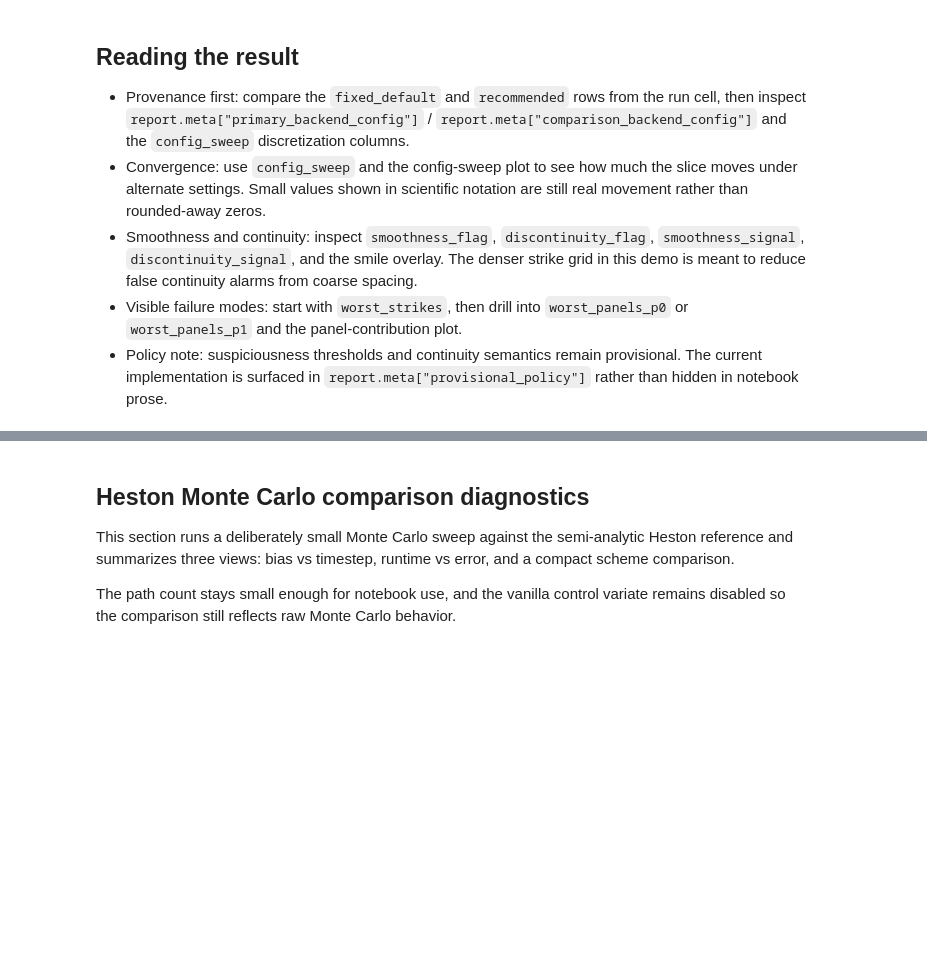
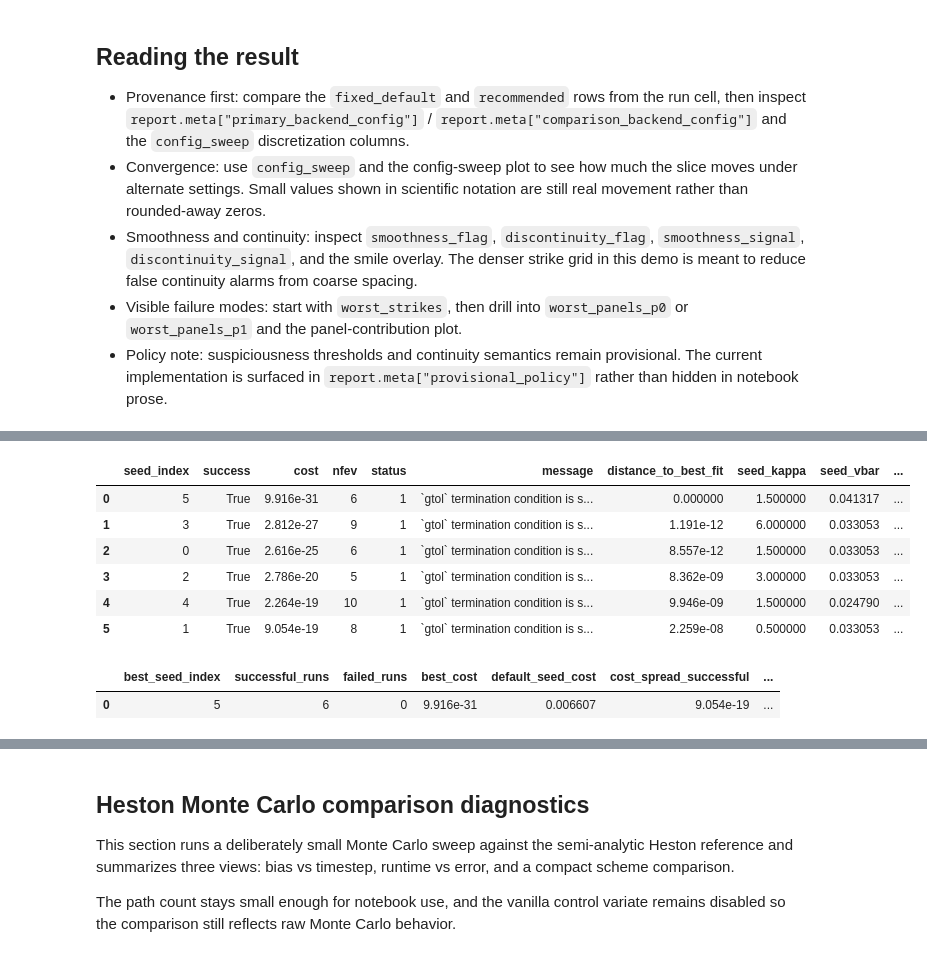
Before and after one commit to willemk-stack/option-pricing-library, a Jupyter notebook: demos/11_heston_diagnostics_review.ipynb, the cells around one changed output, grey strips where cells are left out. Saved outputs shown, nothing was run; the diff lists cells and outputs as text; code cells hidden in the pictures; blank space fills up the shorter version.

```diff
--- a/demos/11_heston_diagnostics_review.ipynb
+++ b/demos/11_heston_diagnostics_review.ipynb
@@ -313,0 +394,80 @@ fig
+# %%
+seed_sensitivity_result = calibrate_heston_multistart(
+    quotes=seed_quotes,
+    objective_type="vega_scaled_price",
+    bounds=seed_bounds,
+    quad_cfg=seed_quad_cfg,
+    max_seeds=6,
+    parameter_transform="bounded",
+    loss="linear",
+    max_nfev=80,
+    ftol=1.0e-9,
+    xtol=1.0e-9,
+    gtol=1.0e-9,
+)
+
+best_values = seed_sensitivity_result.best_params.as_array()
+truth_values = seed_true_params.as_array()
+run_rows = []
+for run in seed_sensitivity_result.runs:
+    fitted_values = None if run.fitted_params is None else run.fitted_params.as_array()
+    row = {
+        "seed_index": run.seed_index,
+        "success": run.success,
+        "cost": run.cost,
+        "nfev": run.nfev,
+        "status": run.status,
+        "message": str(run.message).splitlines()[0][:90],
+        "distance_to_best_fit": (
+            np.nan
+            if fitted_values is None
+            else float(np.linalg.norm(fitted_values - best_values))
+        ),
+    }
+    row.update(_params_row("seed", run.seed_params))
+    row.update(_params_row("fitted", run.fitted_params))
+    if fitted_values is None:
+        row.update({f"delta_truth_{name}": np.nan for name in HESTON_PARAM_NAMES})
+    else:
+        row.update(
+            {
+                f"delta_truth_{name}": float(delta)
+                for name, delta in zip(
+                    HESTON_PARAM_NAMES,
+                    fitted_values - truth_values,
+                    strict=True,
+                )
+            }
+        )
+    run_rows.append(row)
+
+seed_run_table = pd.DataFrame(run_rows)
+display(seed_run_table)
+
+successful_costs = np.array(
+    [run.cost for run in seed_sensitivity_result.successful_runs], dtype=np.float64
+)
+near_best_cost_tol = 1.0e-8
+summary_row = {
+    "best_seed_index": seed_sensitivity_result.best_run.seed_index,
+    "successful_runs": seed_sensitivity_result.success_count,
+    "failed_runs": seed_sensitivity_result.failure_count,
+    "best_cost": seed_sensitivity_result.best_run.cost,
+    "default_seed_cost": default_cost,
+    "cost_spread_successful": float(np.ptp(successful_costs)) if successful_costs.size else np.nan,
+    "near_best_cost_tol": near_best_cost_tol,
+    "near_best_successful_runs": int(
+        np.count_nonzero(successful_costs <= seed_sensitivity_result.best_run.cost + near_best_cost_tol)
+    ),
+}
+display(pd.DataFrame([summary_row]))
+# %% [output]
+|  | seed_index | success | cost | nfev | status | message | distance_to_best_fit | seed_kappa | seed_vbar | ... |
+| 0 | 5 | True | 9.916e-31 | 6 | 1 | `gtol` termination condition is s... | 0.000000 | 1.500000 | 0.041317 | ... |
+| 1 | 3 | True | 2.812e-27 | 9 | 1 | `gtol` termination condition is s... | 1.191e-12 | 6.000000 | 0.033053 | ... |
+| 2 | 0 | True | 2.616e-25 | 6 | 1 | `gtol` termination condition is s... | 8.557e-12 | 1.500000 | 0.033053 | ... |
+| 3 | 2 | True | 2.786e-20 | 5 | 1 | `gtol` termination condition is s... | 8.362e-09 | 3.000000 | 0.033053 | ... |
+| 4 | 4 | True | 2.264e-19 | 10 | 1 | `gtol` termination condition is s... | 9.946e-09 | 1.500000 | 0.024790 | ... |
+| 5 | 1 | True | 9.054e-19 | 8 | 1 | `gtol` termination condition is s... | 2.259e-08 | 0.500000 | 0.033053 | ... |
+|  | best_seed_index | successful_runs | failed_runs | best_cost | default_seed_cost | cost_spread_successful | ... |
+| 0 | 5 | 6 | 0 | 9.916e-31 | 0.006607 | 9.054e-19 | ... |
```
Also changed, not shown: parts of 6 cells of this notebook, 7 other files.
